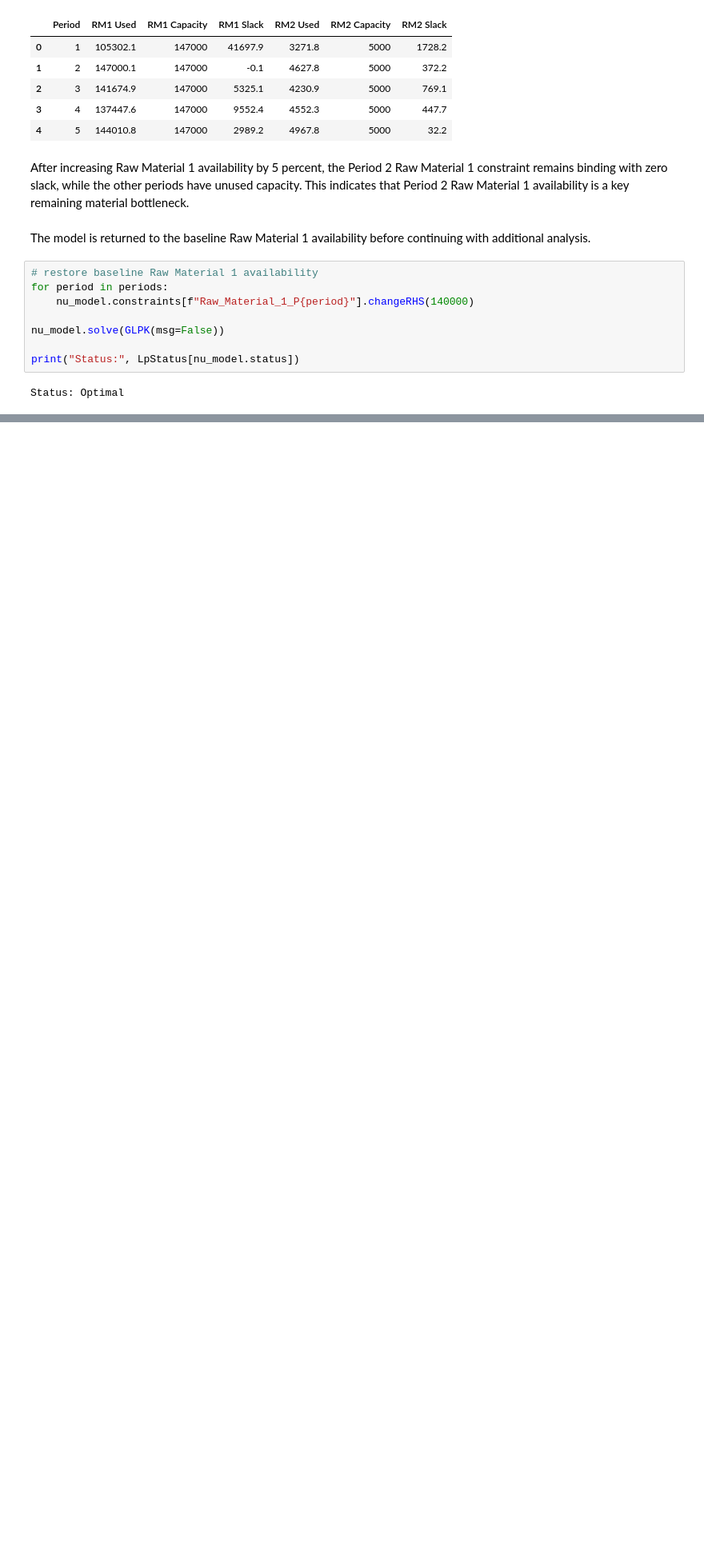
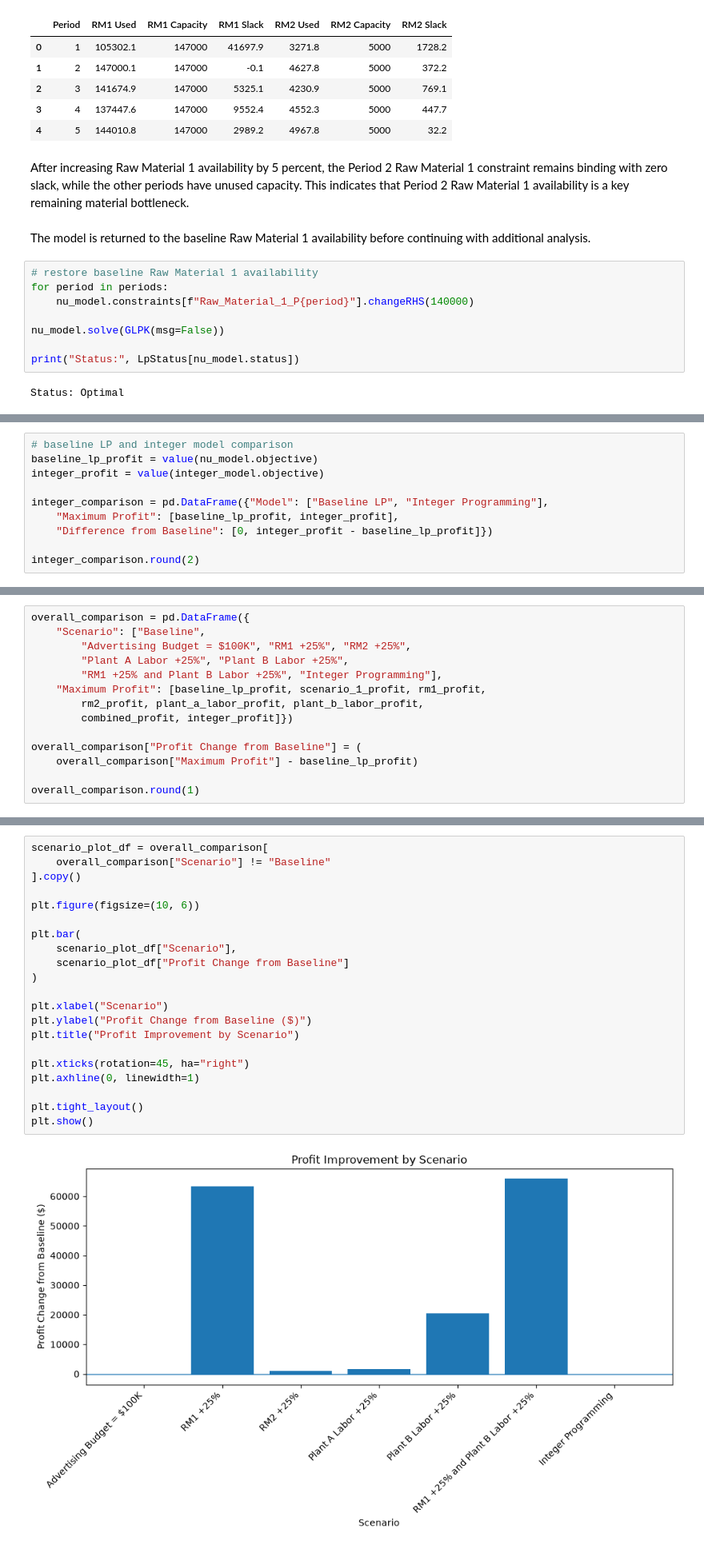
Before and after one commit to saminjune24/NU_Industries_Decision_Analytics, a Jupyter notebook: NU_Industries.ipynb, the cells around one changed output, grey strips where cells are left out. Shown at 80% size. Drawn from its saved outputs; the diff is of its cells as text; blank space fills up the shorter version.

```diff
--- a/NU_Industries.ipynb
+++ b/NU_Industries.ipynb
@@ -1612,0 +1777,10 @@ integer_variable_types
+# %%
+# baseline LP and integer model comparison
+baseline_lp_profit = value(nu_model.objective)
+integer_profit = value(integer_model.objective)
+
+integer_comparison = pd.DataFrame({"Model": ["Baseline LP", "Integer Programming"],
+    "Maximum Profit": [baseline_lp_profit, integer_profit],
+    "Difference from Baseline": [0, integer_profit - baseline_lp_profit]})
+
+integer_comparison.round(2)
@@ -1612,0 +1799,14 @@ integer_variable_types
+# %%
+overall_comparison = pd.DataFrame({
+    "Scenario": ["Baseline",
+        "Advertising Budget = $100K", "RM1 +25%", "RM2 +25%",
+        "Plant A Labor +25%", "Plant B Labor +25%",
+        "RM1 +25% and Plant B Labor +25%", "Integer Programming"],
+    "Maximum Profit": [baseline_lp_profit, scenario_1_profit, rm1_profit,
+        rm2_profit, plant_a_labor_profit, plant_b_labor_profit,
+        combined_profit, integer_profit]})
+
+overall_comparison["Profit Change from Baseline"] = (
+    overall_comparison["Maximum Profit"] - baseline_lp_profit)
+
+overall_comparison.round(1)
@@ -1612,0 +1942,23 @@ integer_variable_types
+# %%
+scenario_plot_df = overall_comparison[
+    overall_comparison["Scenario"] != "Baseline"
+].copy()
+
+plt.figure(figsize=(10, 6))
+
+plt.bar(
+    scenario_plot_df["Scenario"],
+    scenario_plot_df["Profit Change from Baseline"]
+)
+
+plt.xlabel("Scenario")
+plt.ylabel("Profit Change from Baseline ($)")
+plt.title("Profit Improvement by Scenario")
+
+plt.xticks(rotation=45, ha="right")
+plt.axhline(0, linewidth=1)
+
+plt.tight_layout()
+plt.show()
+# %% [output]
+[figure, added]
```
Also changed, not shown: parts of 68 cells of this notebook.
